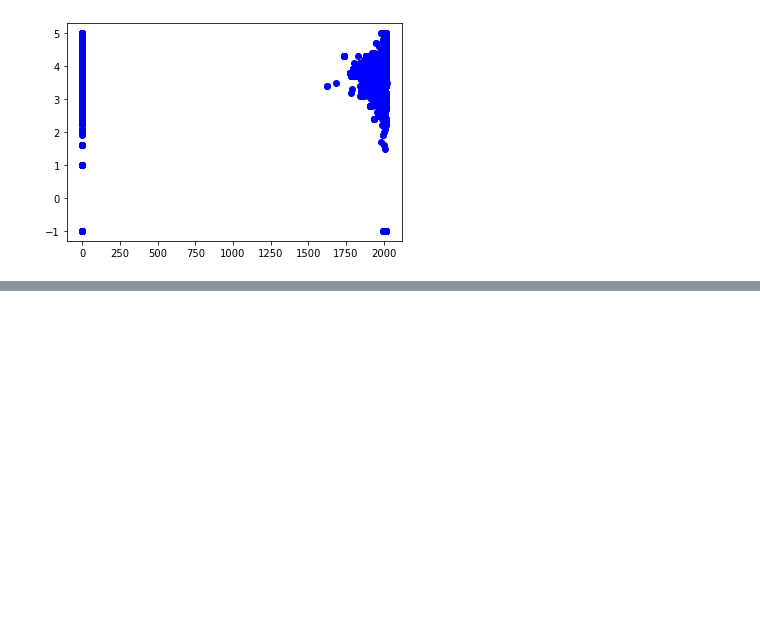
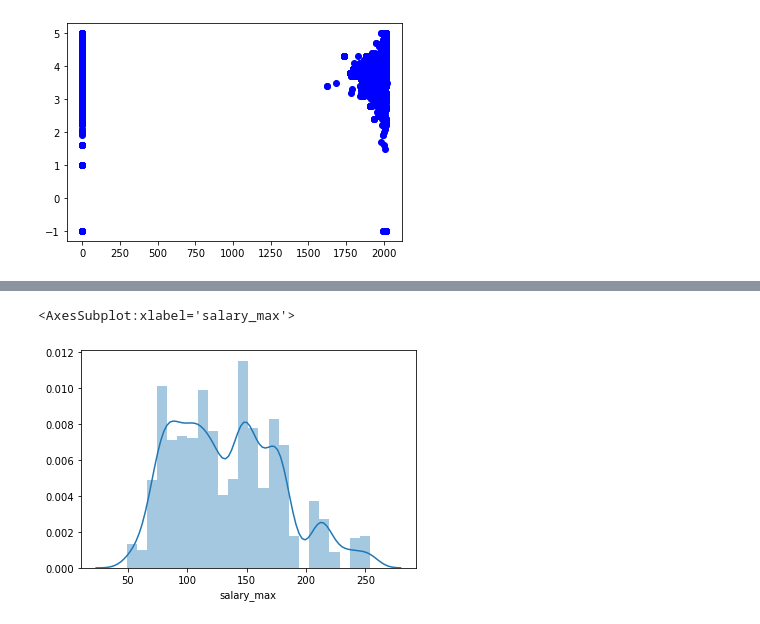
Before and after one commit to ranadheer314/DataAnalysis, a Jupyter notebook: SalaryAnalysis.ipynb, the cells around one changed output, grey strips where cells are left out. Drawn from its saved outputs; the diff is of its cells as text; code cells hidden in the pictures; blank space fills up the shorter version.

```diff
--- a/SalaryAnalysis.ipynb
+++ b/SalaryAnalysis.ipynb
@@ -91,0 +106,5 @@ plt.plot(data["Founded"],data["Rating"],'bo')
+# %%
+sns.distplot(data["salary_max"])
+# %% [output]
+<AxesSubplot:xlabel='salary_max'>
+[figure, added]
```
Also changed, not shown: parts of 4 cells of this notebook.
